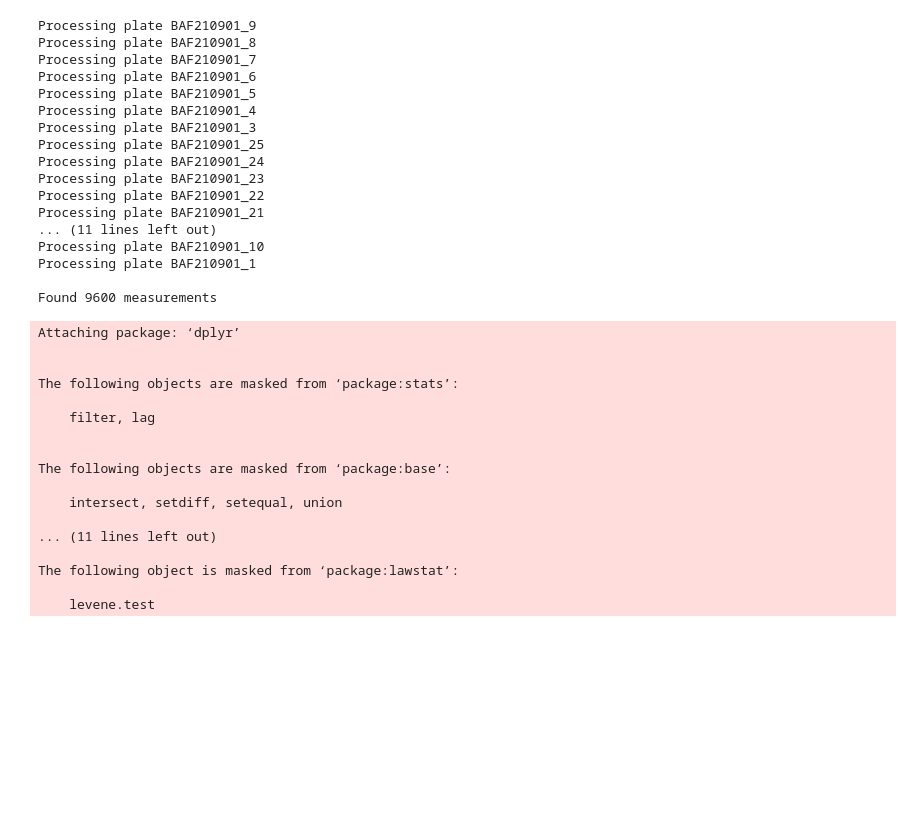
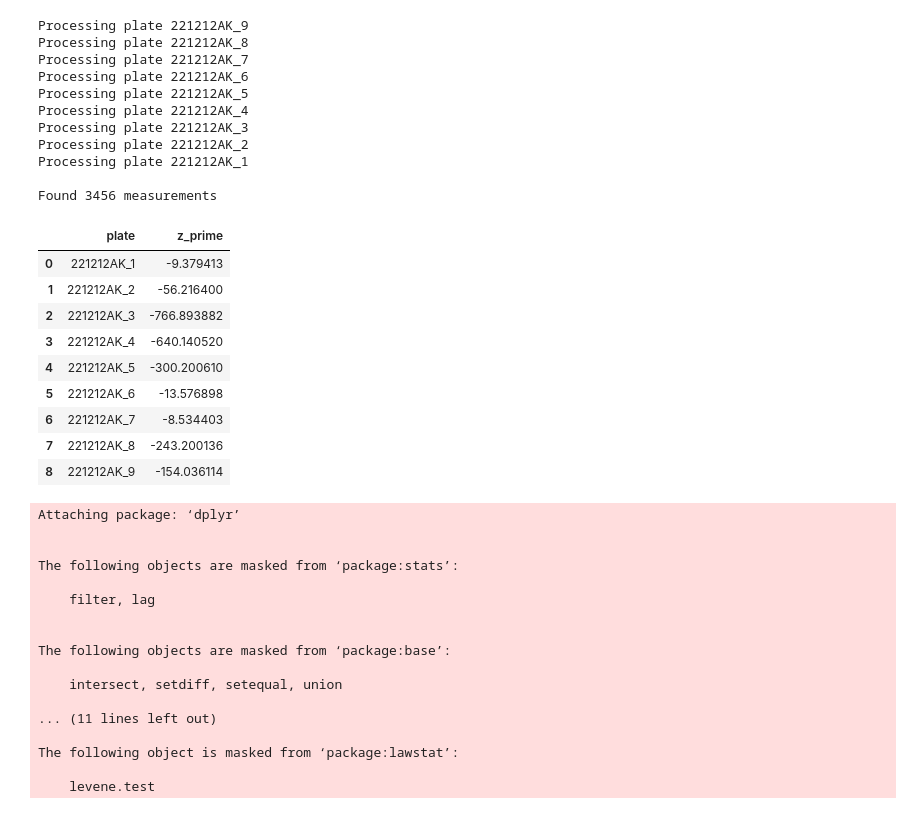
Before and after one commit to ETH-NEXUS/lab_data_management, a Jupyter notebook: api/notebooks/PreliminaryAnalysis.ipynb, the cells around one changed output. Cells and saved outputs as stored; diff of their text form; code cells hidden in the pictures; blank space fills up the shorter version.

```diff
--- a/api/notebooks/PreliminaryAnalysis.ipynb
+++ b/api/notebooks/PreliminaryAnalysis.ipynb
@@ -1,31 +1,40 @@
 # %%
+# NB: please make supe to apply a template to experiment plates in the ui before running this code
+
 from ldm import ldm
 
-raw_data = ldm.get_experiment_measurements('exp2', label='Label1')
+raw_data = ldm.get_experiment_measurements('exp1', label='Acceptor')
 
-norm_data = ldm.normalize_values(raw_data, label='Label1')
+norm_data = ldm.normalize_values(raw_data)
 norm_data_log = ldm.normalize_values(raw_data, log_value=True)
 # %% [output]
-Processing plate BAF210901_9
-Processing plate BAF210901_8
-Processing plate BAF210901_7
-Processing plate BAF210901_6
-Processing plate BAF210901_5
-Processing plate BAF210901_4
-Processing plate BAF210901_3
-Processing plate BAF210901_25
-Processing plate BAF210901_24
-Processing plate BAF210901_23
-Processing plate BAF210901_22
-Processing plate BAF210901_21
-... (11 lines left out)
-Processing plate BAF210901_10
-Processing plate BAF210901_1
+Processing plate 221212AK_9
+Processing plate 221212AK_8
+Processing plate 221212AK_7
+Processing plate 221212AK_6
+Processing plate 221212AK_5
+Processing plate 221212AK_4
+Processing plate 221212AK_3
+Processing plate 221212AK_2
+Processing plate 221212AK_1
 
-Found 9600 measurements
+Found 3456 measurements
 # %%
 z_prime = ldm.calculate_z_prime(raw_data)
 z_prime_log = ldm.calculate_z_prime(raw_data, log_value=True)
+# %%
+z_prime
+# %% [output]
+|  | plate | z_prime |
+| 0 | 221212AK_1 | -9.379413 |
+| 1 | 221212AK_2 | -56.216400 |
+| 2 | 221212AK_3 | -766.893882 |
+| 3 | 221212AK_4 | -640.140520 |
+| 4 | 221212AK_5 | -300.200610 |
+| 5 | 221212AK_6 | -13.576898 |
+| 6 | 221212AK_7 | -8.534403 |
+| 7 | 221212AK_8 | -243.200136 |
+| 8 | 221212AK_9 | -154.036114 |
 # %%
 %get raw_data
 %get norm_data
```
Also changed, not shown: parts of 5 cells of this notebook, 2 other files.
